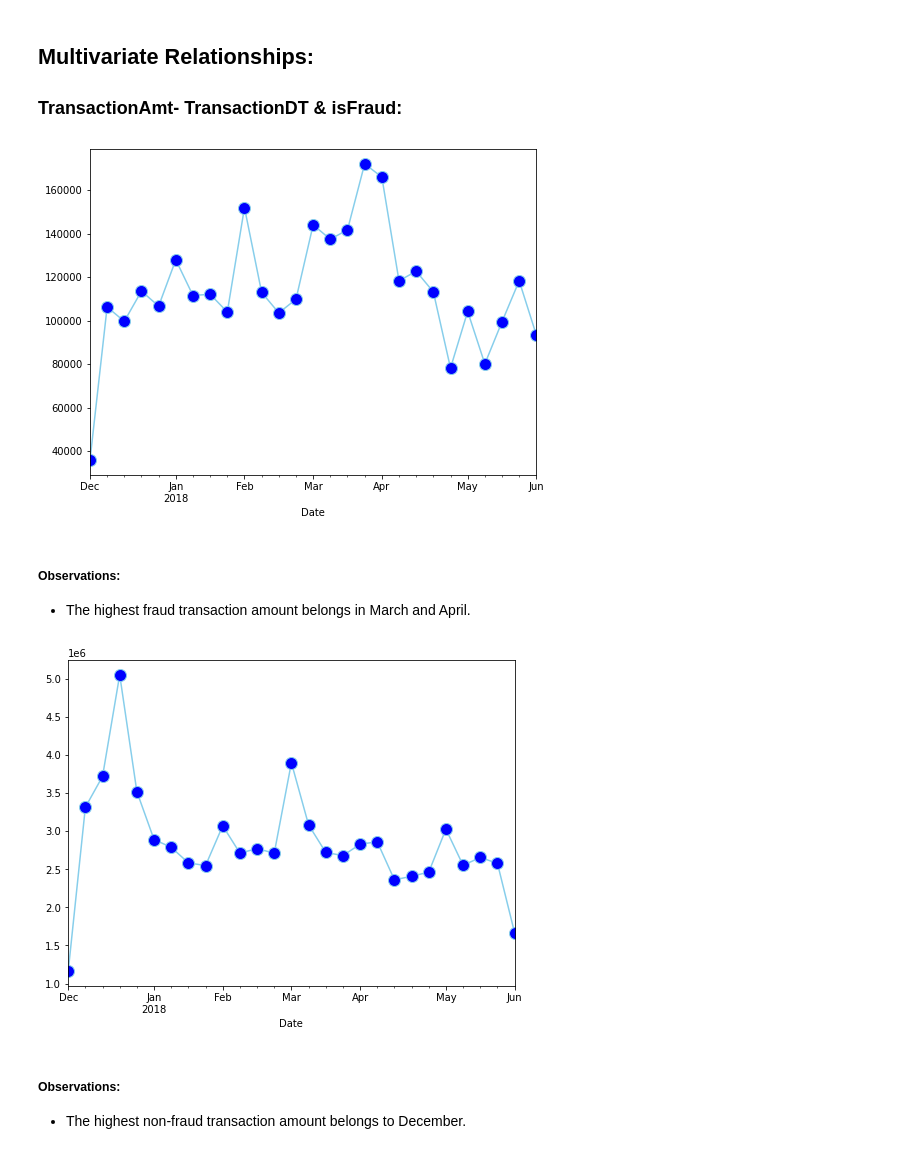
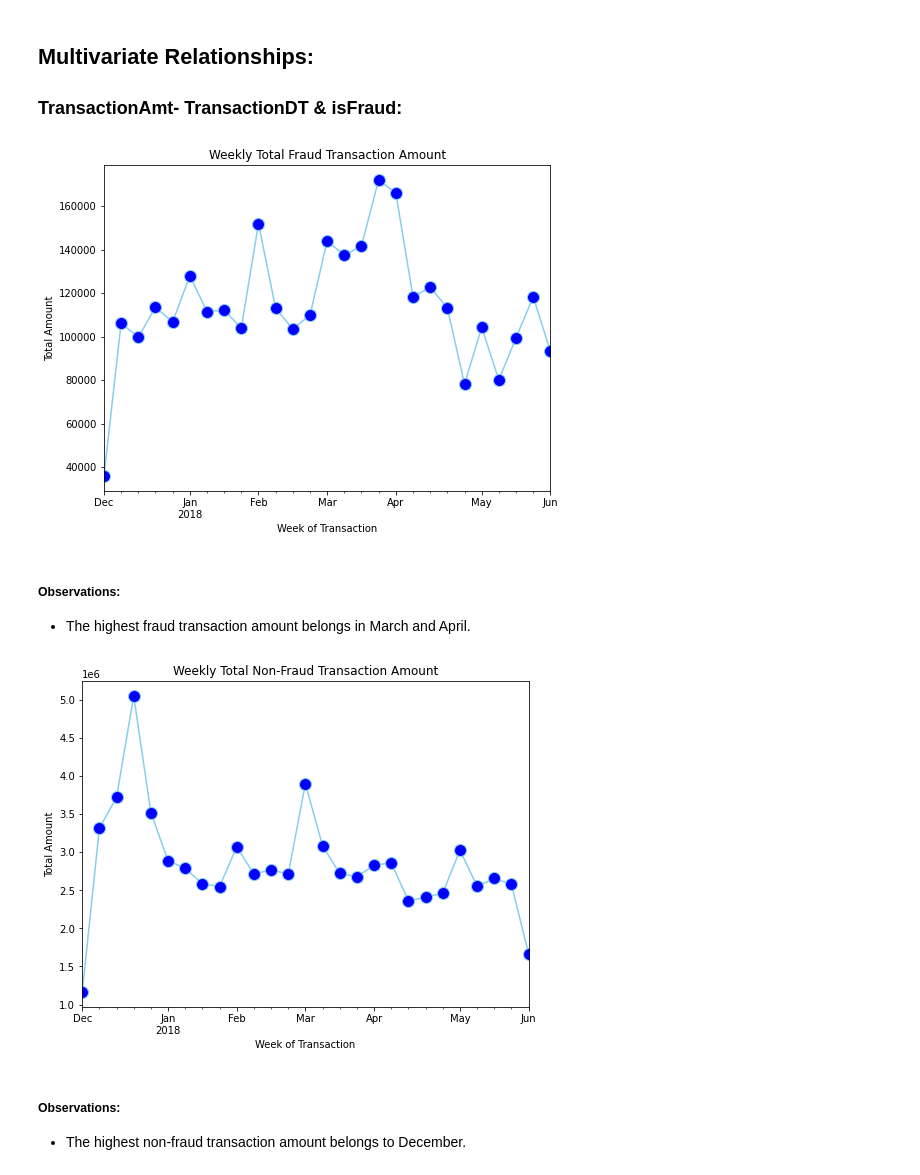
Before and after one commit to ElifKarakutukDinc/IEEE-CIS-Fraud-Detection, a Jupyter notebook: EDA.ipynb, the cells around one changed output. Cells and saved outputs as stored; diff of their text form; code cells hidden in the pictures.

Commit message:
added headline in multivariate relationship  graphs

```diff
--- a/EDA.ipynb
+++ b/EDA.ipynb
@@ -1322,19 +1306,22 @@ countplot_pointplot_viz(
 # %%
 # For fraudulent activities:
 fraud_ts = train_transaction.copy()
 fraud_ts.set_index("Date", inplace=True)
 fraud_ts_week = (
     fraud_ts[fraud_ts["isFraud_"] == "Fraud"]["TransactionAmt"].resample("W").apply(sum)
 )
 fraud_ts_week.plot(
     marker="o",
     markerfacecolor="blue",
     markersize=12,
     color="skyblue",
+    title="Weekly Total Fraud Transaction Amount",
+    xlabel="Week of Transaction",
+    ylabel="Total Amount",
 )
 plt.show()
 # %% [output]
-[figure, old version]
+[figure, new version]
 # %% [markdown]
 ##### Observations:
 * The highest fraud transaction amount belongs in March and April.
@@ -1352,10 +1339,13 @@ fraud_ts_week.plot(
     markerfacecolor="blue",
     markersize=12,
     color="skyblue",
+    title="Weekly Total Non-Fraud Transaction Amount",
+    xlabel="Week of Transaction",
+    ylabel="Total Amount",
 )
 plt.show()
 # %% [output]
-[figure, old version]
+[figure, new version]
 # %% [markdown]
 ##### Observations:
 * The highest non-fraud transaction amount belongs to December.
```
Also changed, not shown: parts of 8 cells of this notebook.
